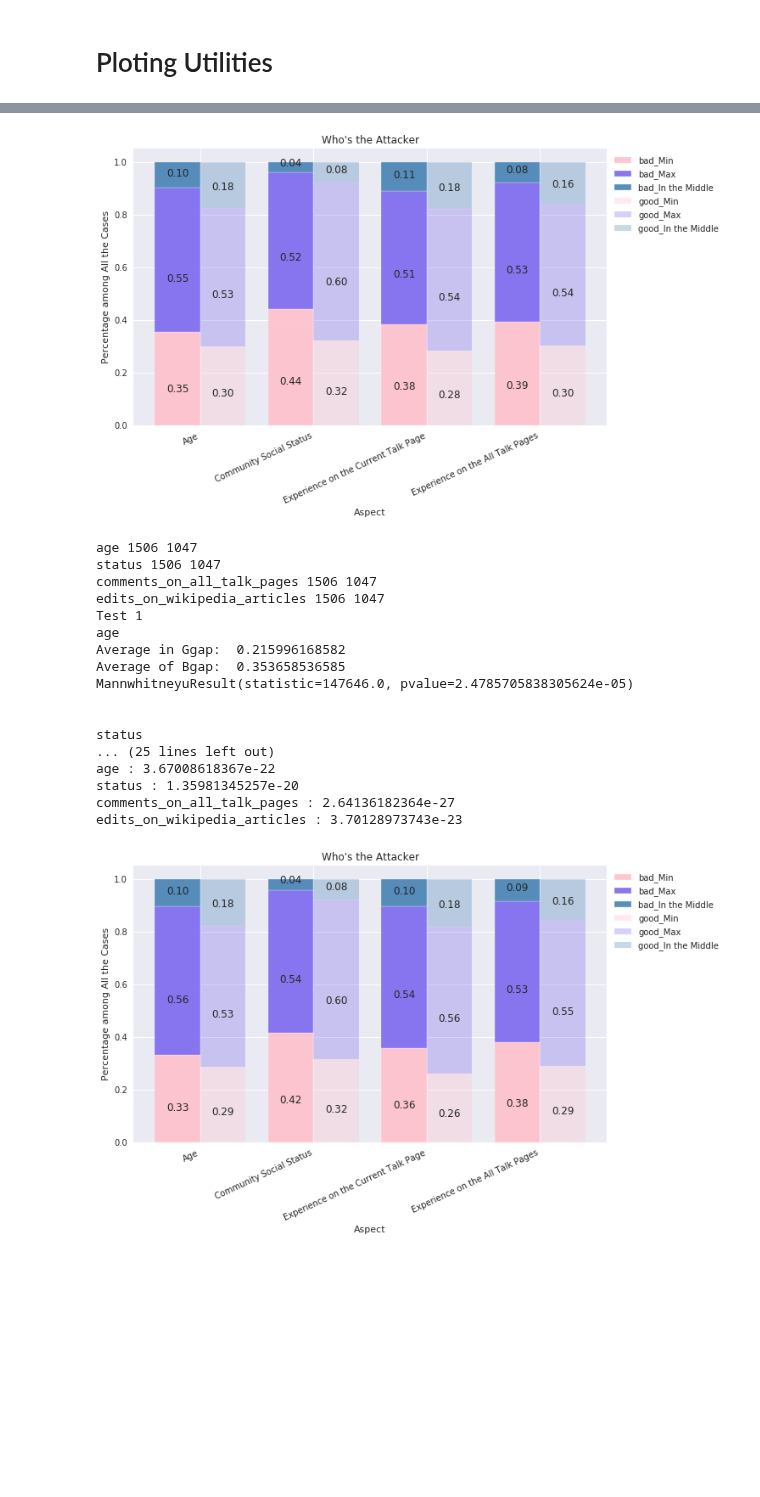
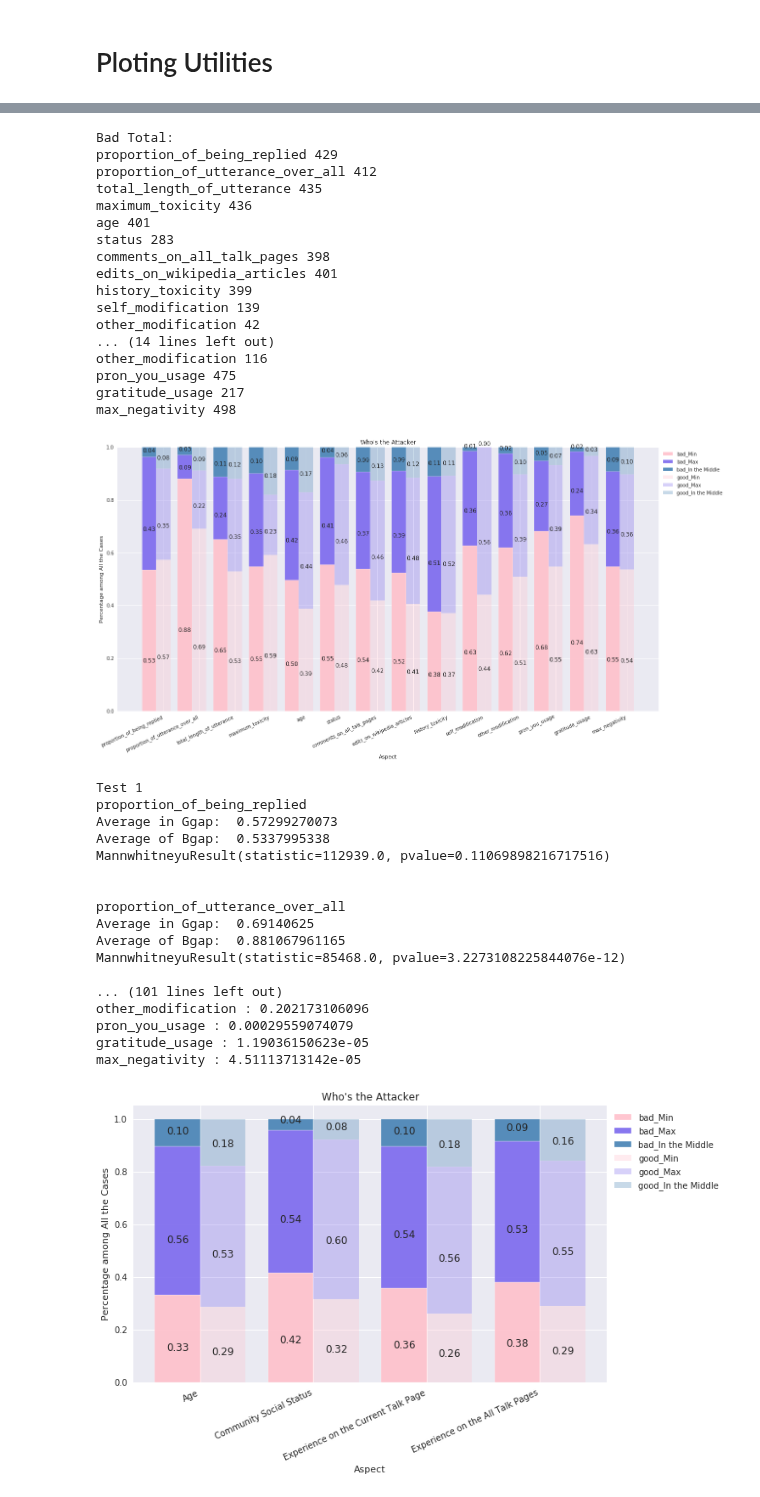
Before and after one commit to conversationai/wikidetox, a Jupyter notebook: conversation_classification/Prediction Task.ipynb, the cells around one changed output, grey strips where cells are left out. Drawn from its saved outputs; the diff is of its cells as text; code cells hidden in the pictures; blank space fills up the shorter version.

```diff
--- a/conversation_classification/Prediction Task.ipynb
+++ b/conversation_classification/Prediction Task.ipynb
@@ -547,25 +763,41 @@ other_modification : 0.000231771059803
-# %%
-plot_profiles1(profiles, 1, ['age', 'status', 'comments_on_all_talk_pages',\
-        'edits_on_wikipedia_articles'], 0)
-# %% [output]
-[figure, removed]
-age 1506 1047
-status 1506 1047
-comments_on_all_talk_pages 1506 1047
-edits_on_wikipedia_articles 1506 1047
-Test 1
-age
-Average in Ggap:  0.215996168582
-Average of Bgap:  0.353658536585
-MannwhitneyuResult(statistic=147646.0, pvalue=2.4785705838305624e-05)
-
-
-status
-... (25 lines left out)
-age : 3.67008618367e-22
-status : 1.35981345257e-20
-comments_on_all_talk_pages : 2.64136182364e-27
-edits_on_wikipedia_articles : 3.70128973743e-23
+# %%
+plot_profiles1(non_starter_attack_profiles, attacker_profile_ASPECTS)
+# %% [output]
+Bad Total:
+proportion_of_being_replied 429
+proportion_of_utterance_over_all 412
+total_length_of_utterance 435
+maximum_toxicity 436
+age 401
+status 283
+comments_on_all_talk_pages 398
+edits_on_wikipedia_articles 401
+history_toxicity 399
+self_modification 139
+other_modification 42
+... (14 lines left out)
+other_modification 116
+pron_you_usage 475
+gratitude_usage 217
+max_negativity 498
+[figure, added]
+Test 1
+proportion_of_being_replied
+Average in Ggap:  0.57299270073
+Average of Bgap:  0.5337995338
+MannwhitneyuResult(statistic=112939.0, pvalue=0.11069898216717516)
+
+
+proportion_of_utterance_over_all
+Average in Ggap:  0.69140625
+Average of Bgap:  0.881067961165
+MannwhitneyuResult(statistic=85468.0, pvalue=3.2273108225844076e-12)
+
+... (101 lines left out)
+other_modification : 0.202173106096
+pron_you_usage : 0.00029559074079
+gratitude_usage : 1.19036150623e-05
+max_negativity : 4.51113713142e-05
 # %%
 plot_profiles1(profiles, 1, ['age', 'status', 'comments_on_all_talk_pages',\
         'edits_on_wikipedia_articles'], 5)
```
Also changed, not shown: parts of 39 cells of this notebook, 8 other files.
